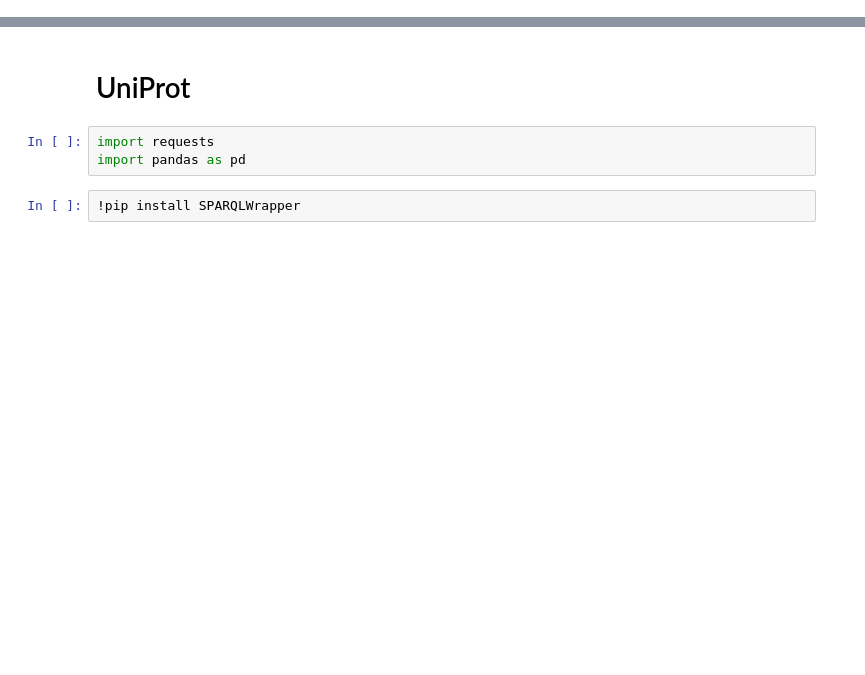
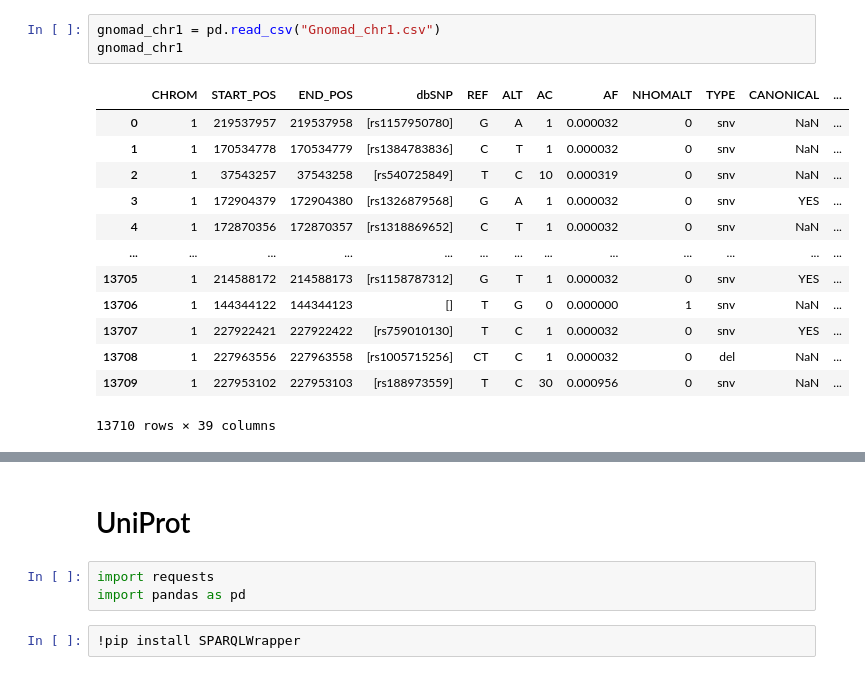
Before and after one commit to crodilla/Data_Analyst, a Jupyter notebook: EDA/GnomAD/gnomad.ipynb, the cells around one changed output, grey strips where cells are left out. Drawn from its saved outputs; the diff is of its cells as text; blank space fills up the shorter version.

```diff
--- a/EDA/GnomAD/gnomad.ipynb
+++ b/EDA/GnomAD/gnomad.ipynb
@@ -16,0 +58,17 @@ import sqlite3
+# %%
+gnomad_chr1 = pd.read_csv("Gnomad_chr1.csv")
+gnomad_chr1
+# %% [output]
+|  | CHROM | START_POS | END_POS | dbSNP | REF | ALT | AC | AF | NHOMALT | TYPE | CANONICAL | ... |
+| 0 | 1 | 219537957 | 219537958 | [rs1157950780] | G | A | 1 | 0.000032 | 0 | snv | NaN | ... |
+| 1 | 1 | 170534778 | 170534779 | [rs1384783836] | C | T | 1 | 0.000032 | 0 | snv | NaN | ... |
+| 2 | 1 | 37543257 | 37543258 | [rs540725849] | T | C | 10 | 0.000319 | 0 | snv | NaN | ... |
+| 3 | 1 | 172904379 | 172904380 | [rs1326879568] | G | A | 1 | 0.000032 | 0 | snv | YES | ... |
+| 4 | 1 | 172870356 | 172870357 | [rs1318869652] | C | T | 1 | 0.000032 | 0 | snv | NaN | ... |
+| ... | ... | ... | ... | ... | ... | ... | ... | ... | ... | ... | ... | ... |
+| 13705 | 1 | 214588172 | 214588173 | [rs1158787312] | G | T | 1 | 0.000032 | 0 | snv | YES | ... |
+| 13706 | 1 | 144344122 | 144344123 | [] | T | G | 0 | 0.000000 | 1 | snv | NaN | ... |
+| 13707 | 1 | 227922421 | 227922422 | [rs759010130] | T | C | 1 | 0.000032 | 0 | snv | YES | ... |
+| 13708 | 1 | 227963556 | 227963558 | [rs1005715256] | CT | C | 1 | 0.000032 | 0 | del | NaN | ... |
+| 13709 | 1 | 227953102 | 227953103 | [rs188973559] | T | C | 30 | 0.000956 | 0 | snv | NaN | ... |
+13710 rows × 39 columns
```
Also changed, not shown: parts of 10 cells of this notebook, 3 other files.
